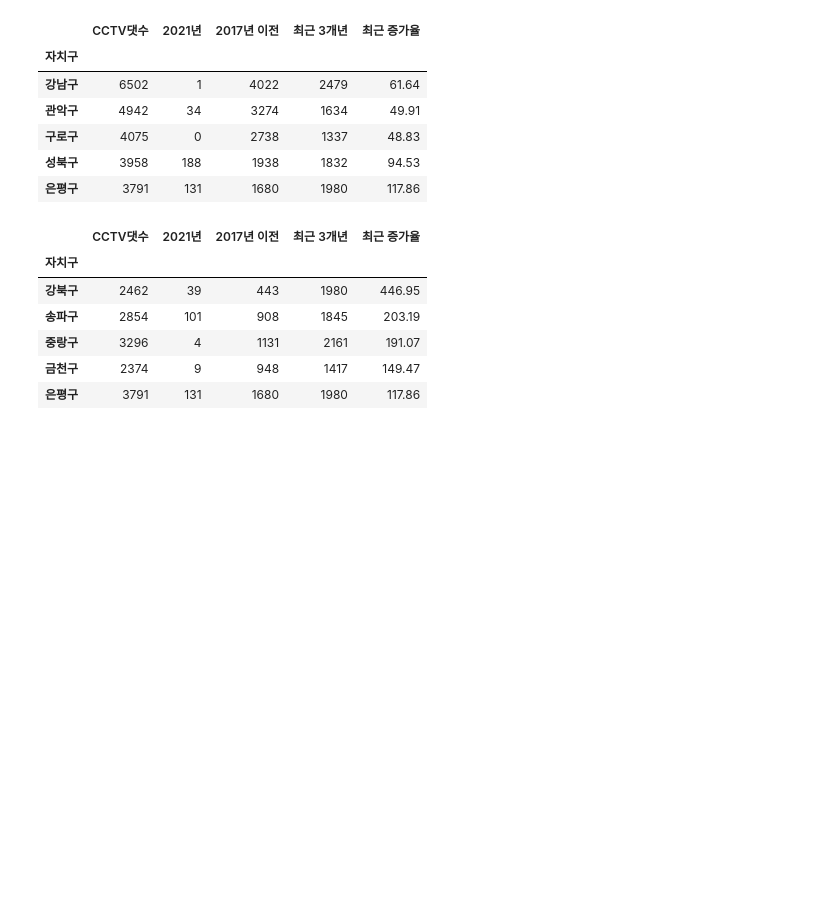
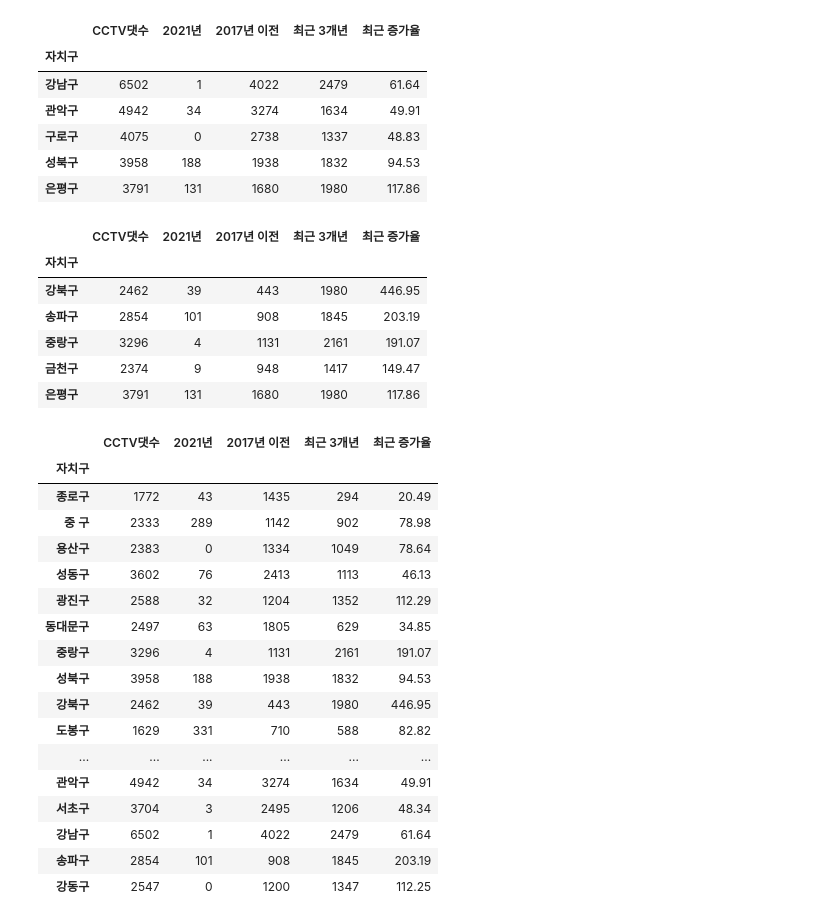
Before and after one commit to kvvonhyuntae/Python-Lecture-2021.11-, a Jupyter notebook: 02.pandas/06.DataFrame 인덱스조작.ipynb, the cells around one changed output. Saved outputs shown, nothing was run; the diff lists cells and outputs as text; code cells hidden in the pictures; blank space fills up the shorter version.

```diff
--- a/02.pandas/06.DataFrame 인덱스조작.ipynb
+++ b/02.pandas/06.DataFrame 인덱스조작.ipynb
@@ -212,3 +212,26 @@ cctv.sort_values(by='최근 증가율', ascending=False).head()
 | 중랑구 | 3296 | 4 | 1131 | 2161 | 191.07 |
 | 금천구 | 2374 | 9 | 948 | 1417 | 149.47 |
 | 은평구 | 3791 | 131 | 1680 | 1980 | 117.86 |
+# %%
+# 10) cctv.csv로 저장하는법
+cctv.to_csv('cctv.csv')
+cctv
+# %% [output]
+|  | CCTV댓수 | 2021년 | 2017년 이전 | 최근 3개년 | 최근 증가율 |
+| 자치구 |  |  |  |  |  |
+| 종로구 | 1772 | 43 | 1435 | 294 | 20.49 |
+| 중 구 | 2333 | 289 | 1142 | 902 | 78.98 |
+| 용산구 | 2383 | 0 | 1334 | 1049 | 78.64 |
+| 성동구 | 3602 | 76 | 2413 | 1113 | 46.13 |
+| 광진구 | 2588 | 32 | 1204 | 1352 | 112.29 |
+| 동대문구 | 2497 | 63 | 1805 | 629 | 34.85 |
+| 중랑구 | 3296 | 4 | 1131 | 2161 | 191.07 |
+| 성북구 | 3958 | 188 | 1938 | 1832 | 94.53 |
+| 강북구 | 2462 | 39 | 443 | 1980 | 446.95 |
+| 도봉구 | 1629 | 331 | 710 | 588 | 82.82 |
+| ... | ... | ... | ... | ... | ... |
+| 관악구 | 4942 | 34 | 3274 | 1634 | 49.91 |
+| 서초구 | 3704 | 3 | 2495 | 1206 | 48.34 |
+| 강남구 | 6502 | 1 | 4022 | 2479 | 61.64 |
+| 송파구 | 2854 | 101 | 908 | 1845 | 203.19 |
+| 강동구 | 2547 | 0 | 1200 | 1347 | 112.25 |
```
Also changed, not shown: 6 other files.
